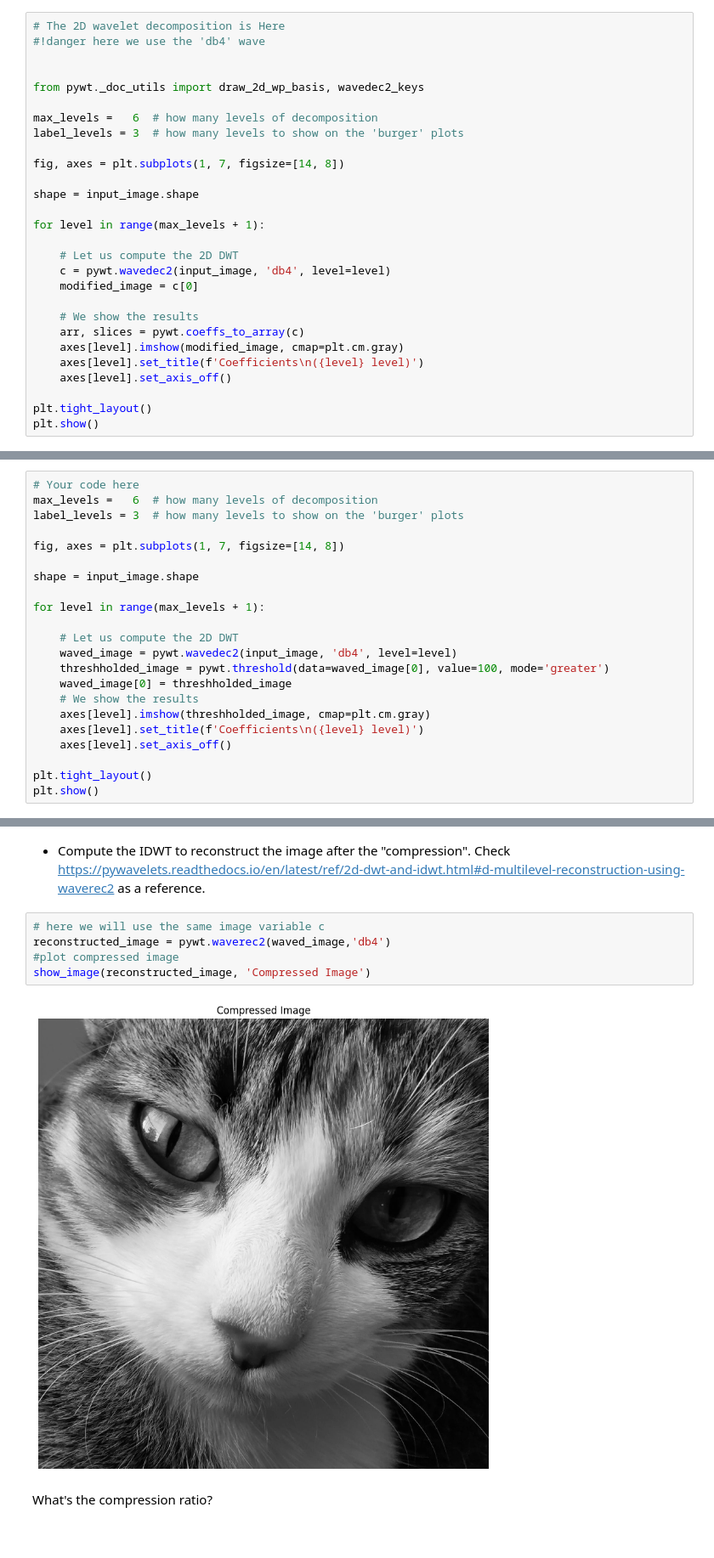
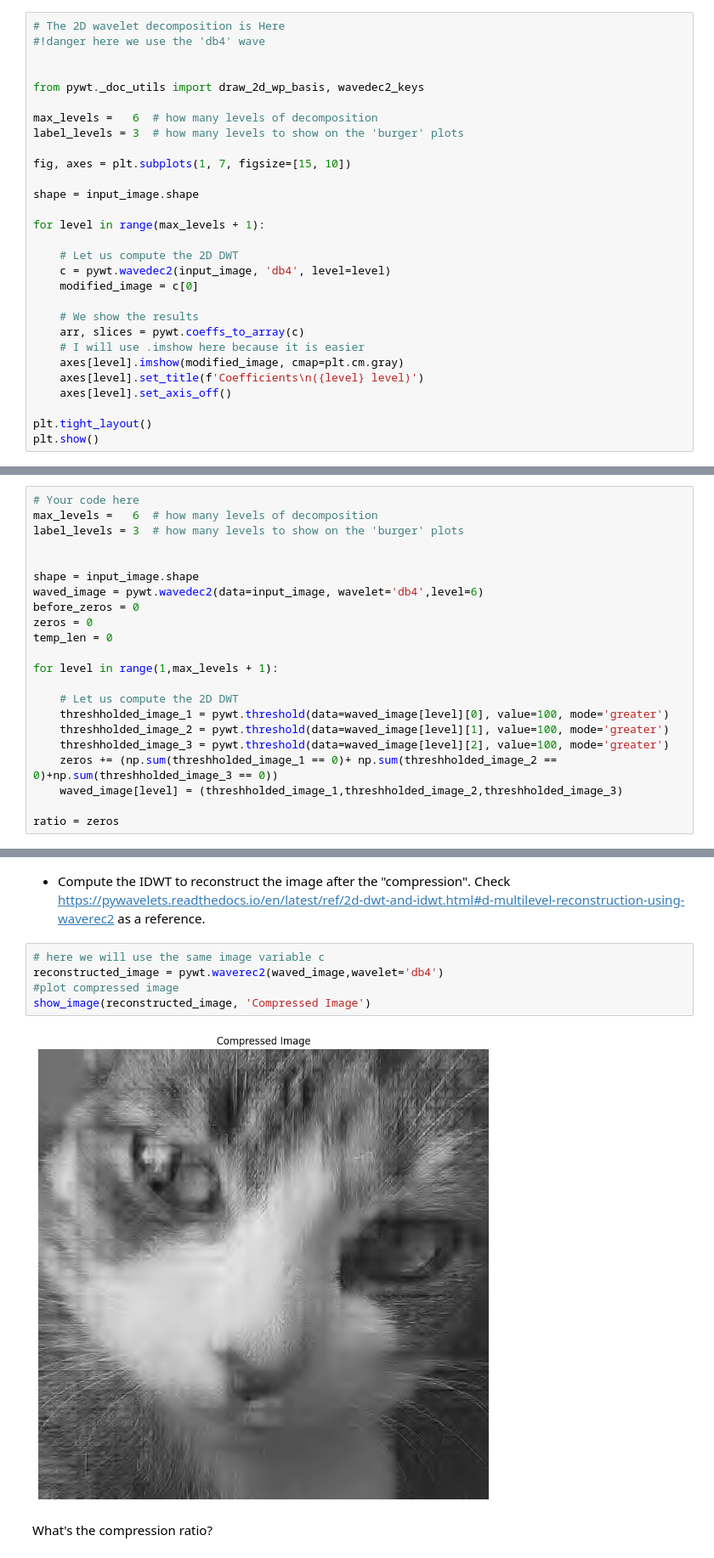
Before and after one commit to KHOUTAIBI/TSIA-TP, a Jupyter notebook: TP_Wavelets.ipynb, the cells around one changed output, grey strips where cells are left out. Shown at 85% size. Drawn from its saved outputs; the diff is of its cells as text.

Commit message:
added wavelets

```diff
--- a/TP_Wavelets.ipynb
+++ b/TP_Wavelets.ipynb
@@ -340,7 +341,7 @@ from pywt._doc_utils import draw_2d_wp_basis, wavedec2_keys
 max_levels =   6  # how many levels of decomposition
 label_levels = 3  # how many levels to show on the 'burger' plots
 
-fig, axes = plt.subplots(1, 7, figsize=[14, 8])
+fig, axes = plt.subplots(1, 7, figsize=[15, 10])
 
 shape = input_image.shape
 
@@ -352,6 +353,7 @@ for level in range(max_levels + 1):
 
     # We show the results
     arr, slices = pywt.coeffs_to_array(c)
+    # I will use .imshow here because it is easier
     axes[level].imshow(modified_image, cmap=plt.cm.gray)
     axes[level].set_title(f'Coefficients\n({level} level)')
     axes[level].set_axis_off()
@@ -367,20 +369,20 @@ plt.show()
 max_levels =   6  # how many levels of decomposition
 label_levels = 3  # how many levels to show on the 'burger' plots
 
-fig, axes = plt.subplots(1, 7, figsize=[14, 8])
 
 shape = input_image.shape
+waved_image = pywt.wavedec2(data=input_image, wavelet='db4',level=6)
+before_zeros = 0
+zeros = 0
+temp_len = 0
 
-for level in range(max_levels + 1):
+for level in range(1,max_levels + 1):
 
     # Let us compute the 2D DWT
-    waved_image = pywt.wavedec2(input_image, 'db4', level=level)
-    threshholded_image = pywt.threshold(data=waved_image[0], value=100, mode='greater')
-    waved_image[0] = threshholded_image
-    # We show the results
-    axes[level].imshow(threshholded_image, cmap=plt.cm.gray)
-    axes[level].set_title(f'Coefficients\n({level} level)')
-    axes[level].set_axis_off()
+    threshholded_image_1 = pywt.threshold(data=waved_image[level][0], value=100, mode='greater')
+    threshholded_image_2 = pywt.threshold(data=waved_image[level][1], value=100, mode='greater')
+    threshholded_image_3 = pywt.threshold(data=waved_image[level][2], value=100, mode='greater')
+    zeros += (np.sum(threshholded_image_1 == 0)+ np.sum(threshholded_image_2 == 0)+np.sum(threshholded_image_3 == 0))
+    waved_image[level] = (threshholded_image_1,threshholded_image_2,threshholded_image_3)
 
-plt.tight_layout()
-plt.show()
+ratio = zeros
@@ -390,11 +390,11 @@ plt.show()
 * Compute the IDWT to reconstruct the image after the "compression". Check https://pywavelets.readthedocs.io/en/latest/ref/2d-dwt-and-idwt.html#d-multilevel-reconstruction-using-waverec2 as a reference.
 # %%
 # here we will use the same image variable c
-reconstructed_image = pywt.waverec2(waved_image,'db4')
+reconstructed_image = pywt.waverec2(waved_image,wavelet='db4')
 #plot compressed image
 show_image(reconstructed_image, 'Compressed Image')
 # %% [output]
-[figure, old version]
+[figure, new version]
 # %% [markdown]
 What's the compression ratio?
 # %%
```
Also changed, not shown: parts of 14 cells of this notebook.
